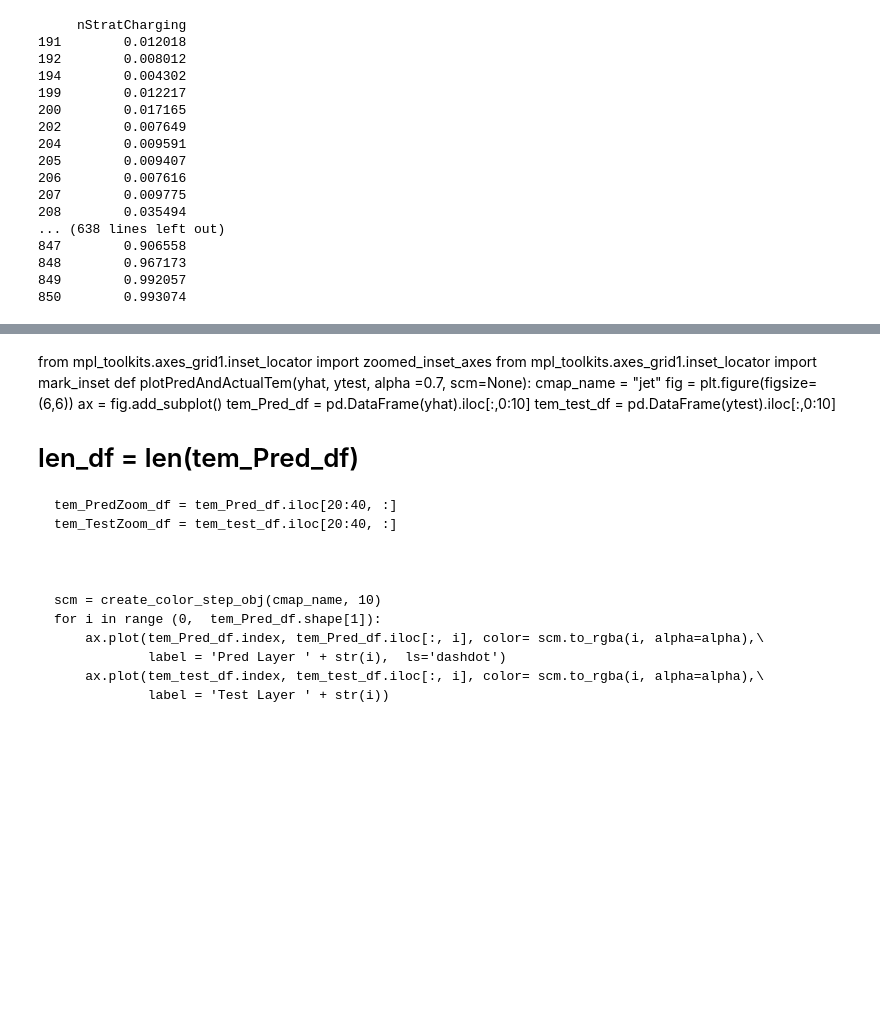
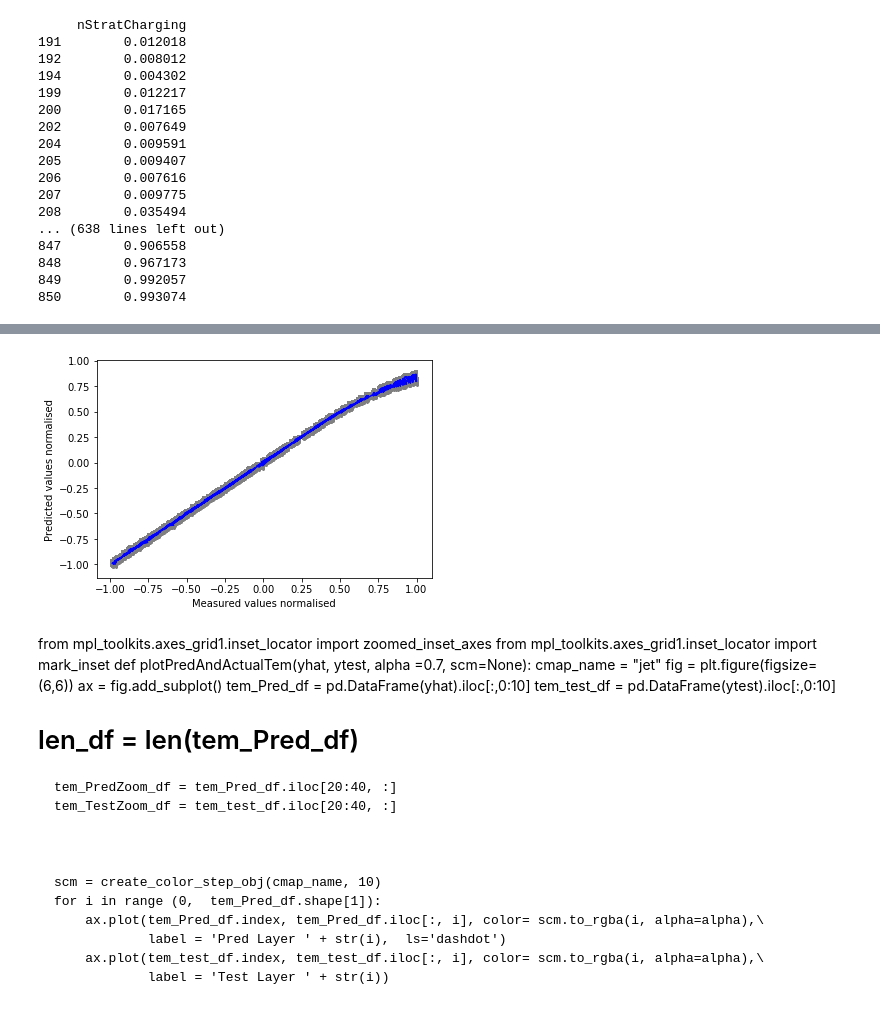
Before and after one commit to yogenderPalChandra/jospehus_DL, a Jupyter notebook: dl_new.ipynb, the cells around one changed output, grey strips where cells are left out. Saved outputs shown, nothing was run; the diff lists cells and outputs as text; code cells hidden in the pictures; blank space fills up the shorter version.

```diff
--- a/dl_new.ipynb
+++ b/dl_new.ipynb
@@ -305,6 +361,18 @@ def unscale(y_values, scaler):
     return scaler.inverse_transform(y_values)
 
 y_pred_unscaled, y_test_unscaled = unscale(yhat, scaler), unscale(y_test, scaler)
+# %%
+##### plt.scatter(y_test_unscaled , y_pred_unscaled,  color='#0000CC')
+fig, ax = plt.subplots()
+dy = 0.04
+plt.errorbar(y_test, yhat, yerr=dy, fmt='b', color='r',
+             ecolor='gray', elinewidth=4, capsize=1);
+
+ax.set_xlabel('Measured values normalised')
+ax.set_ylabel('Predicted values normalised')
+fig.savefig(fileNameForDLFigures(midfix = 'PredAgainstTested_Charging'))
+# %% [output]
+[figure, added]
 # %%
 def create_color_step_obj(cmap_name, n):
     """
```
Also changed, not shown: parts of 26 cells of this notebook, 20 other files.
